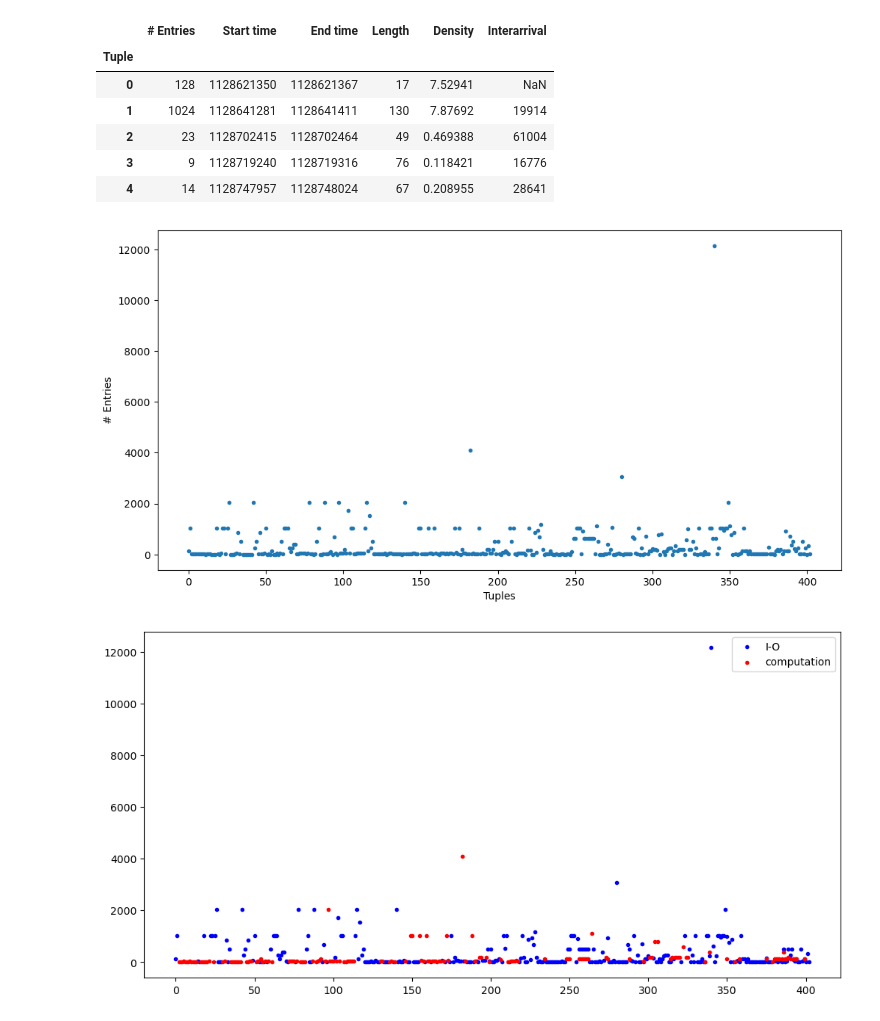
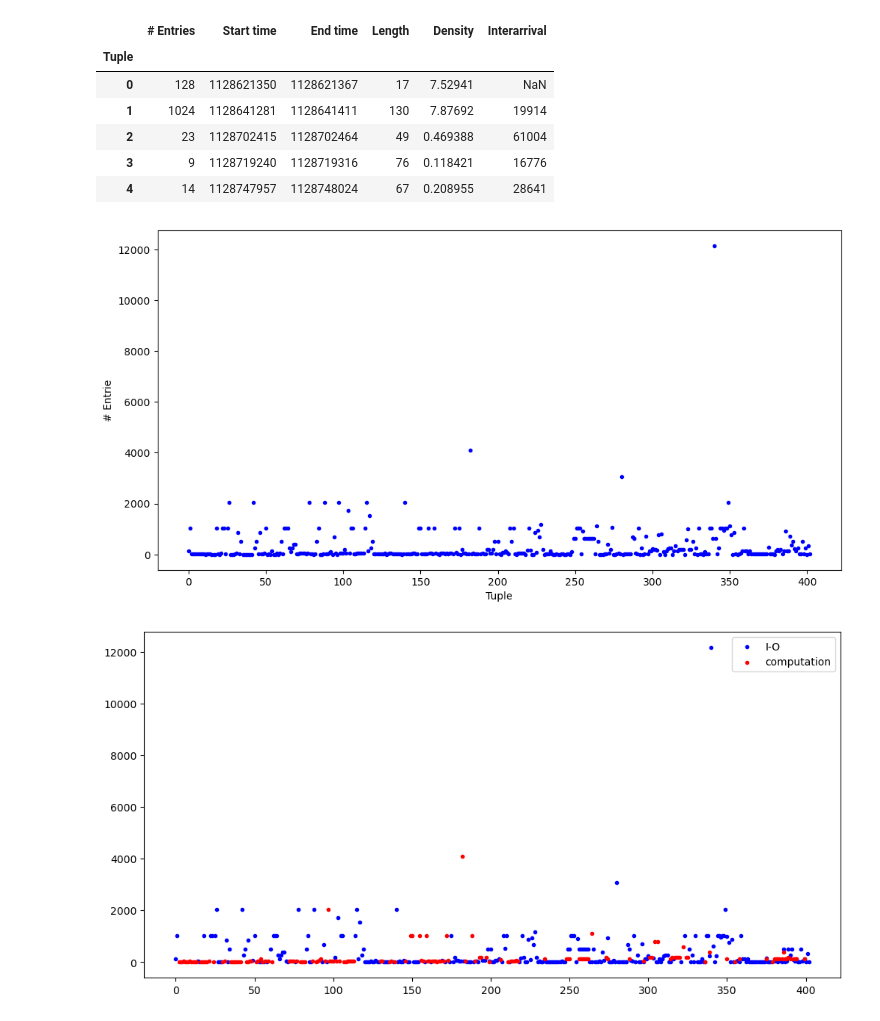
Before and after one commit to cyberTechA/Impianti_di_Elaborazione, a Jupyter notebook: 6_FFDA/BlueGeneL.ipynb, the cells around one changed output. Saved outputs shown, nothing was run; the diff lists cells and outputs as text; code cells hidden in the pictures.

```diff
--- a/6_FFDA/BlueGeneL.ipynb
+++ b/6_FFDA/BlueGeneL.ipynb
@@ -208,35 +208,35 @@ df_sys_stat.head()
 # %%
 # Assegna gli indici del dataframe 'df_sys_stat' alla variabile x
 x = df_sys_stat.index
 
 # Assegna i valori della colonna '# Entries' del dataframe 'df_sys_stat' alla variabile y
 y = df_sys_stat['# Entries']
 
 # Trova gli indici delle righe con il numero massimo di '# Entries'
 max_entries_indices = df_sys_stat[df_sys_stat['# Entries'] == df_sys_stat['# Entries'].max()].index
 
 # Filtra il dataframe originale utilizzando gli indici delle righe con il numero massimo di '# Entries'
 df_max_entries_range = df_sys_stat.loc[max_entries_indices]
 
 # Aggiungi una colonna 'Riga Tupla' che contiene il numero di riga corrispondente
 df_max_entries_range['Riga Tupla'] = df_max_entries_range.index
 
 # Salva il dataframe filtrato nel file CSV "max_entries_range.csv" senza includere gli indici
 df_max_entries_range.to_csv("2_BlueGeneL/Coalescenza_Temporale/Csv/max_entries_range.csv", index=False)
 
 # Crea un grafico a dispersione con gli assi x e y
 plt.figure(figsize=(12,6))
-plt.scatter(x, y, marker='.')
-plt.xlabel('Tuples')
-plt.ylabel('# Entries')
+plt.scatter(x, y, marker='.',color='blue')
+plt.xlabel('Tuple')
+plt.ylabel('# Entrie')
 
 # Salva il grafico come file immagine PNG
 plt.savefig("2_BlueGeneL/Coalescenza_Temporale/immagini/BGL_System_Scatter_Entry.png", format="png")
 
 # Mostra il grafico
 plt.show()
 # %% [output]
-[figure, old version]
+[figure, new version]
 # %%
 # Raggruppa il dataframe 'df_bgl' per le colonne 'Tuple' e 'Card type' e conta le occorrenze
 df_group = df_bgl.groupby(by=['Tuple','Card type']).count()
```
Also changed, not shown: parts of 18 cells of this notebook, 12 other files.
